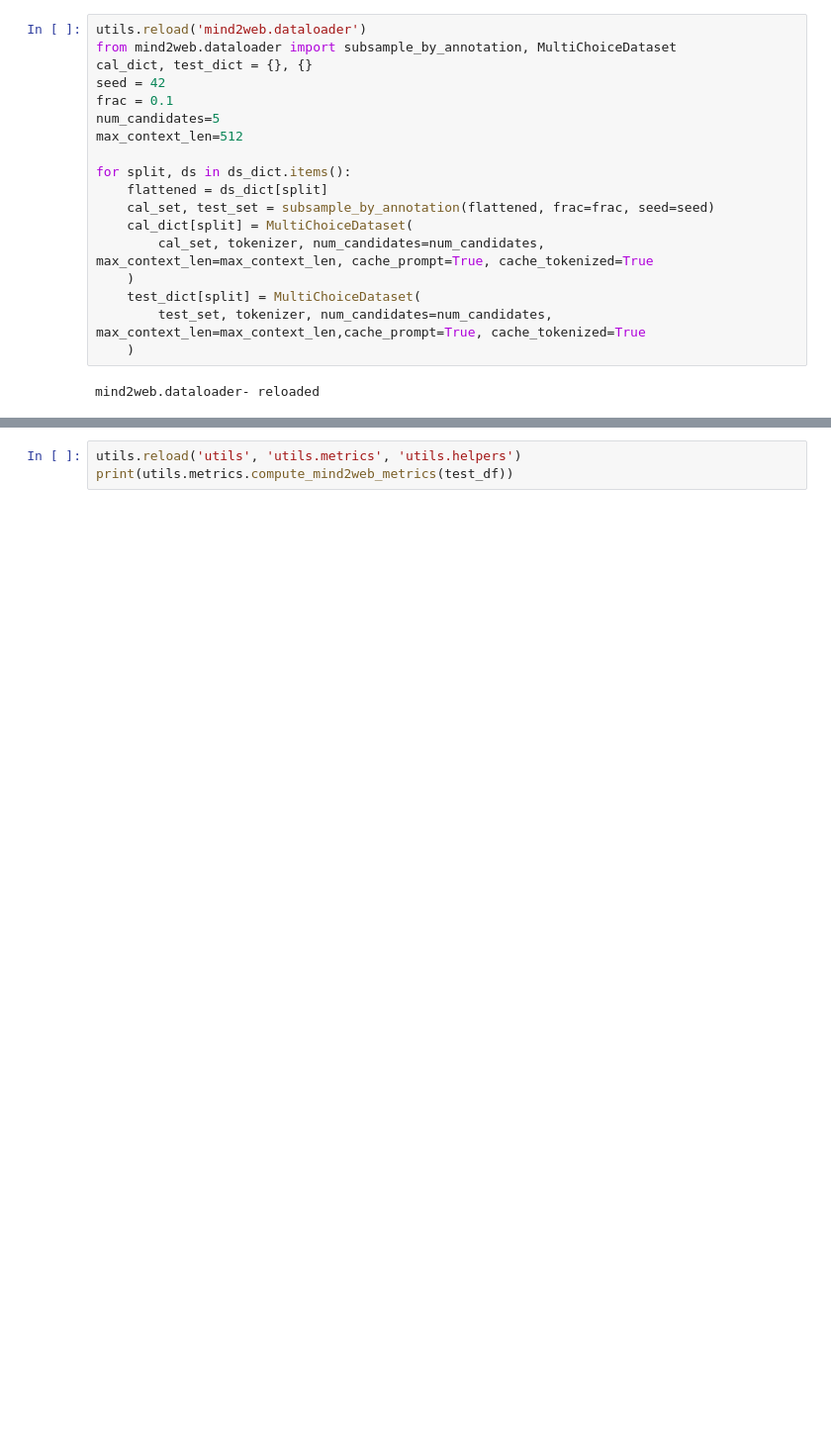
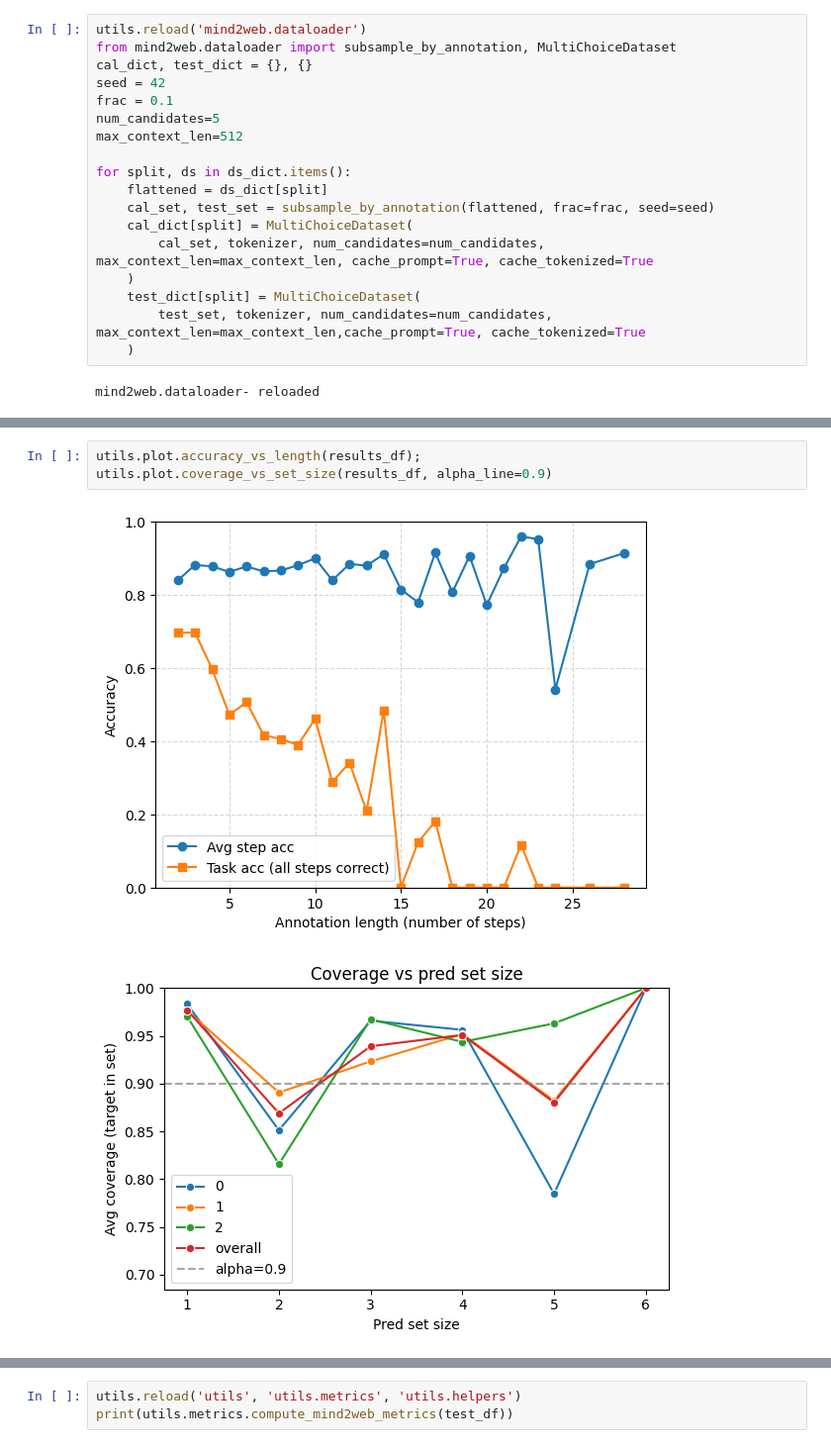
Before and after one commit to amitxy/Robots-That-Ask-For-Help-Over-The-Horizon, a Jupyter notebook: research.ipynb, the cells around one changed output, grey strips where cells are left out. Shown: that part at 99% size. Saved outputs shown, nothing was run; the diff lists cells and outputs as text; blank space fills up the shorter version.

```diff
--- a/research.ipynb
+++ b/research.ipynb
@@ -346,0 +319,6 @@ Ask prob 0.2625, per_task: 0.2553 | Ask prob 0.2316, per_task: 0.2262
+# %%
+utils.plot.accuracy_vs_length(results_df);
+utils.plot.coverage_vs_set_size(results_df, alpha_line=0.9)
+# %% [output]
+[figure, added]
+[figure, added]
```
Also changed, not shown: parts of 12 cells of this notebook, 1 other file.
